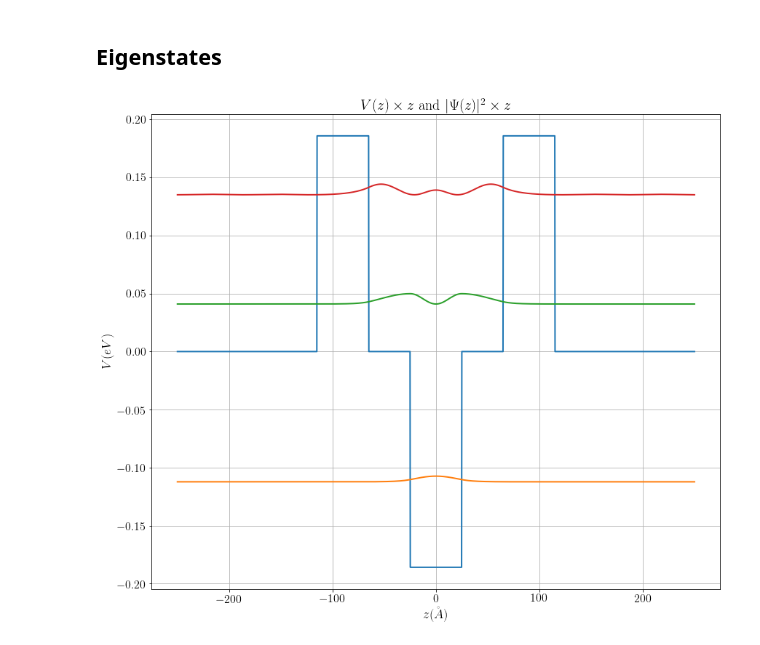
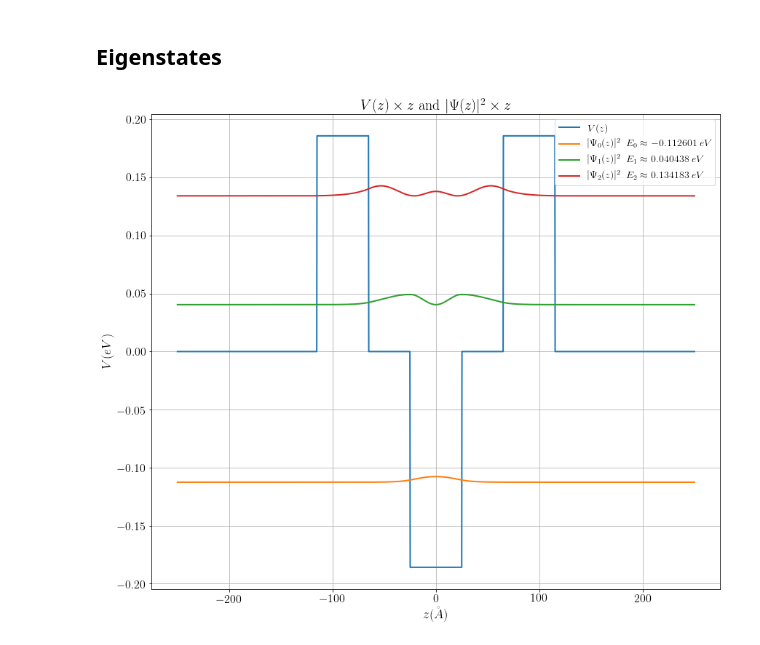
Before and after one commit to thiagolcmelo/time-evolution, a Jupyter notebook: algaas-photocurrent.ipynb, the cells around one changed output. Saved outputs shown, nothing was run; the diff lists cells and outputs as text; code cells hidden in the pictures.

```diff
--- a/algaas-photocurrent.ipynb
+++ b/algaas-photocurrent.ipynb
@@ -109,18 +115,19 @@ def eigenvalue(z, V, psi, m):
     m : array_like
         the (position dependent) effective mass
     """
-    dz    = z[1]-z[0]
+    #dz    = z[1]-z[0]
+    dz    = np.append(z[1:]-z[:-1], z[1]-z[0])
     dz2   = dz**2
     h_psi = np.zeros(N, dtype=np.complex_)
 
     for i in range(N):
-        h_psi[i] = ((0.5/dz2)*(1.0/fi(m,i+0.5)+1.0/fi(m,i-0.5))+V[i])*psi[i]
+        h_psi[i] = ((0.5/dz2[i])*(1.0/fi(m,i+0.5)+1.0/fi(m,i-0.5))+V[i])*psi[i]
 
         if i > 0:
-            h_psi[i] += -(0.5/dz2)*(psi[i-1]/fi(m,i-0.5))
+            h_psi[i] += -(0.5/dz2[i])*(psi[i-1]/fi(m,i-0.5))
 
         if i < N-1:
-            h_psi[i] += -(0.5/dz2)*(psi[i+1]/fi(m,i+0.5))
+            h_psi[i] += -(0.5/dz2[i])*(psi[i+1]/fi(m,i+0.5))
 
     psi_h_psi = simps(psi.conj()*h_psi, z)
     return (psi_h_psi / simps(psi.conj()*psi, z)).real
@@ -148,11 +155,14 @@ def bound_states(z, V, m, nmax=20, precision=1e-9):
     """
 
     forecast = np.linspace(np.min(V), np.max(V), nmax)
-    dz  = z[1]-z[0]
+#     dz  = z[1]-z[0]
+    dz    = np.append(z[1:]-z[:-1], z[1]-z[0])
     dz2 = dz**2
 
     # kick start eigenstates
     eigenstates = orthonormal(nmax, size=N)
+#     ks = orthonormal(2*nmax, size=N)
+#     eigenstates = np.array([ks[i]+ks[i+1] for i in range(0, 2*nmax, 2)])
     eigenvalues = np.zeros(nmax)
 
     # matrix diagonals
@@ -163,13 +173,13 @@ def bound_states(z, V, m, nmax=20, precision=1e-9):
         """Applies a shift in the potential, same as H'=H-beta """
         for i in range(N):
             try:
-                main_diag[i] = (0.5/dz2)*(1.0/fi(m,i+0.5)+1.0/fi(m,i-0.5)) \
+                main_diag[i] = (0.5/dz2[i])*(1.0/fi(m,i+0.5)+1.0/fi(m,i-0.5)) \
                     +(V[i]-v_shift)
             except:
                 main_diag[i] = 0.0
 
             if i < N-1:
-                sub_diag[i] = -(0.5/dz2)*(1.0/fi(m,i+0.5))
+                sub_diag[i] = -(0.5/dz2[i])*(1.0/fi(m,i+0.5))
 
         diagonals = [main_diag, sub_diag, sub_diag]
         A         = diags(diagonals, [0, -1, 1]).toarray()
@@ -217,9 +227,9 @@ def bound_states(z, V, m, nmax=20, precision=1e-9):
 
             last_es = np.copy(eigenstates[s])
 
-    def get_break(a, dx, n=10):
+    def get_break(a, x, n=10):
         """ finds where de deriative of the array a changes more than 5% """
-        der_a = np.array(a[2:]-a[:-2])/(2*dx)
+        der_a = np.array(a[2:]-a[:-2])/np.array(x[2:]-x[:-2])
         for i in range(n, len(der_a)):
             last_n  = np.average(der_a[i-n:i-1])
             if last_n == 0 and der_a[i] != 0 \
@@ -227,8 +237,12 @@ def bound_states(z, V, m, nmax=20, precision=1e-9):
                 return i
         return int(len(a)/3)
 
-    iz_left  = get_break(V, dz)
-    iz_right = len(V)-get_break(V[::-1], dz)
+    sort_index  = eigenvalues.argsort()
+    eigenvalues = eigenvalues[sort_index]
+    eigenstates = eigenstates[sort_index]
+
+    iz_left     = get_break(V, z)
+    iz_right    = len(V)-get_break(V[::-1], z)
     golden_ones = [0]
 
     for i, value in enumerate(eigenvalues):
@@ -239,11 +253,9 @@ def bound_states(z, V, m, nmax=20, precision=1e-9):
 
         # drop not confined states
         state     = eigenstates[i].copy()
-
         state_l   = state[:iz_left]
         state_m   = state[iz_left:iz_right]
         state_r   = state[iz_right:]
-
         int_left  = simps(state_l*state_l.conj(), z[:iz_left]).real
         int_mid   = simps(state_m*state_m.conj(), z[iz_left:iz_right]).real
         int_right = simps(state_r*state_r.conj(), z[iz_right:]).real
@@ -332,18 +344,19 @@ E_02 = 0.13510599 eV
 # %%
 fig, ax = plt.subplots()
 ax.set_xlabel(r'$z (\AA)$')
 ax.set_ylabel(r'$V (eV)$')
-ax.plot(z_ang, V)
+ax.plot(z_ang, V, label=r'$V(z)$')
 
 eigenstates = res['eigenstates'].copy()
 for i, eigenstate in enumerate(eigenstates):
     eigenstate *= np.ptp(V) / np.ptp(np.abs(eigenstate)**2)/50.0
-    psi = (np.abs(eigenstate)**2).real + res['eigenvalues'][i]* au2ev
-    ax.plot(z_ang, psi)
+    _eivenvalue = res['eigenvalues'][i]* au2ev
+    psi = (np.abs(eigenstate)**2).real + _eivenvalue
+    ax.plot(z_ang, psi, label=r'$|\Psi_%d(z)|^2 \,\,\, E_%d \approx %.6f \,\, eV$' % (i, i, _eivenvalue))
 
 ax.set_title(r"$V(z) \times z$ and $|\Psi(z)|^2 \times z$")
 ax.grid(True)
 ax.legend()
 plt.show()
 # %% [output]
-[figure, old version]
+[figure, new version]
```
Also changed, not shown: parts of 3 cells of this notebook.
